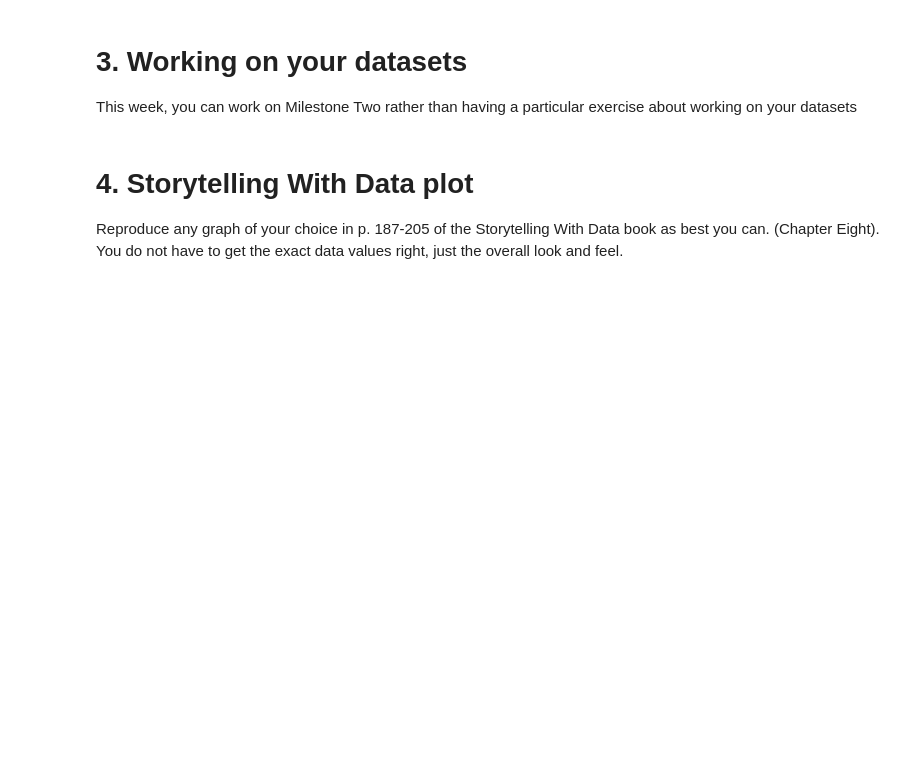
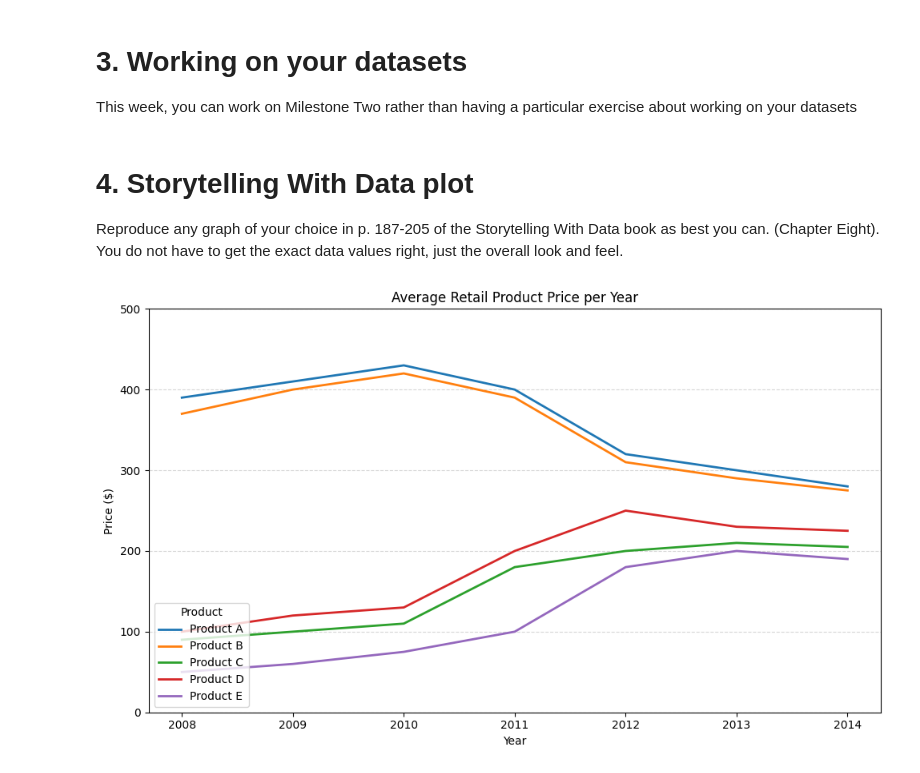
Before and after one commit to pr-rowe/MOD-O2-HW5, a Jupyter notebook: Week12.ipynb, the cells around one changed output. Cells and saved outputs as stored; diff of their text form; code cells hidden in the pictures; blank space fills up the shorter version.

```diff
--- a/Week12.ipynb
+++ b/Week12.ipynb
@@ -40,3 +44,32 @@ This week, you can work on Milestone Two rather than having a particular exercis
 # 4. Storytelling With Data plot
 
 Reproduce any graph of your choice in p. 187-205 of the Storytelling With Data book as best you can. (Chapter Eight). You do not have to get the exact data values right, just the overall look and feel.
+# %%
+import matplotlib.pyplot as plt
+import pandas as pd
+
+data = {
+    'Product A': [390, 410, 430, 400, 320, 300, 280],
+    'Product B': [370, 400, 420, 390, 310, 290, 275],
+    'Product C': [90, 100, 110, 180, 200, 210, 205],
+    'Product D': [100, 120, 130, 200, 250, 230, 225],
+    'Product E': [50, 60, 75, 100, 180, 200, 190]
+}
+years = [2008, 2009, 2010, 2011, 2012, 2013, 2014]
+
+df = pd.DataFrame(data, index=years)
+
+plt.figure(figsize=(10, 6))
+for product in df.columns:
+    plt.plot(df.index, df[product], label=product, linewidth=2)
+
+plt.title("Average Retail Product Price per Year")
+plt.xlabel("Year")
+plt.ylabel("Price ($)")
+plt.ylim(0, 500)
+plt.grid(axis='y', linestyle='--', alpha=0.5)
+plt.legend(title="Product", loc="lower left")
+plt.tight_layout()
+plt.show()
+# %% [output]
+[figure, added]
```
Also changed, not shown: parts of 1 cell of this notebook.
